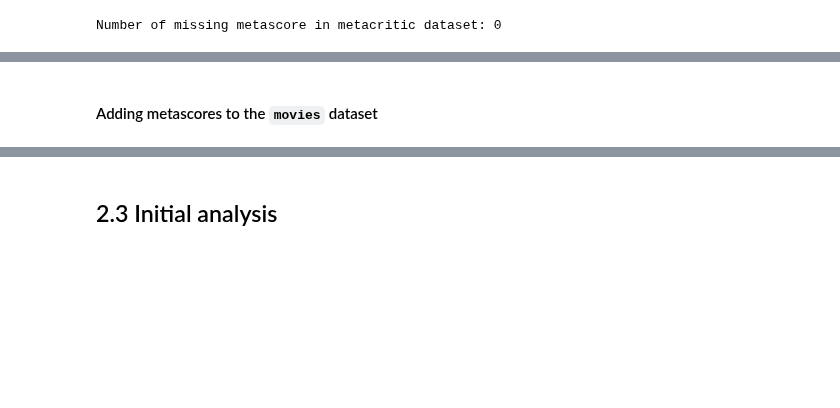
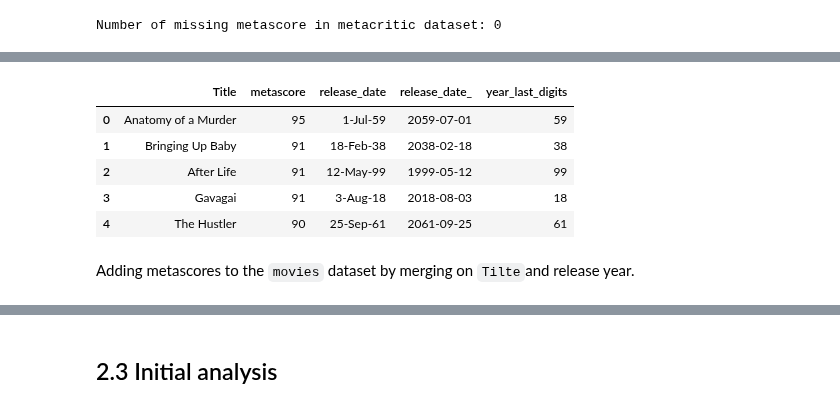
Before and after one commit to salome-baup/ada-2022-project-adaccord, a Jupyter notebook: Milestone2.ipynb, the cells around one changed output, grey strips where cells are left out. Drawn from its saved outputs; the diff is of its cells as text; code cells hidden in the pictures; blank space fills up the shorter version.

Commit message:
Add files via upload
metascore 4000 plus comments

```diff
--- a/Milestone2.ipynb
+++ b/Milestone2.ipynb
@@ -731,4 +727,0 @@ Name: release_date, dtype: datetime64[ns]
-# %%
-metacritic['release_date_'] = pd.to_datetime(metacritic['release_date'], format='%d-%b-%y')
-# %%
-metacritic['year_last_digits']=metacritic['release_date_'].apply( lambda x: x.year-2000 )
@@ -755,0 +732,8 @@ AttributeError: 'str' object has no attribute 'strptime'
+# %%
+#Get informative subdataset, convert release date to datetime
+metacritic_score = metacritic[['movie_title','metascore','release_date']].rename(columns = {'movie_title':'Title'})
+metacritic_score['release_date_'] = pd.to_datetime(metacritic_score['release_date'], format='%d-%b-%y')
+# %%
+#Get the two last digits, trying to deal with the misconvertion of years due to the initial format with only two digits for the year
+metacritic_score['year_last_digits'] = metacritic_score['release_date_'].apply( lambda x: int(x.year-100) if (x.year >2022) else int(x.year))
+metacritic_score['year_last_digits'] = metacritic_score['year_last_digits'].apply( lambda x: x-2000 if (x > 1999) else x-1900)
@@ -756,2 +752,11 @@ AttributeError: 'str' object has no attribute 'strptime'
+# %%
+metacritic_score.head()
+# %% [output]
+|  | Title | metascore | release_date | release_date_ | year_last_digits |
+| 0 | Anatomy of a Murder | 95 | 1-Jul-59 | 2059-07-01 | 59 |
+| 1 | Bringing Up Baby | 91 | 18-Feb-38 | 2038-02-18 | 38 |
+| 2 | After Life | 91 | 12-May-99 | 1999-05-12 | 99 |
+| 3 | Gavagai | 91 | 3-Aug-18 | 2018-08-03 | 18 |
+| 4 | The Hustler | 90 | 25-Sep-61 | 2061-09-25 | 61 |
 # %% [markdown]
-#### Adding metascores to the `movies` dataset
+Adding metascores to the `movies` dataset by merging on `Tilte`and release year.
```
Also changed, not shown: parts of 39 cells of this notebook.
